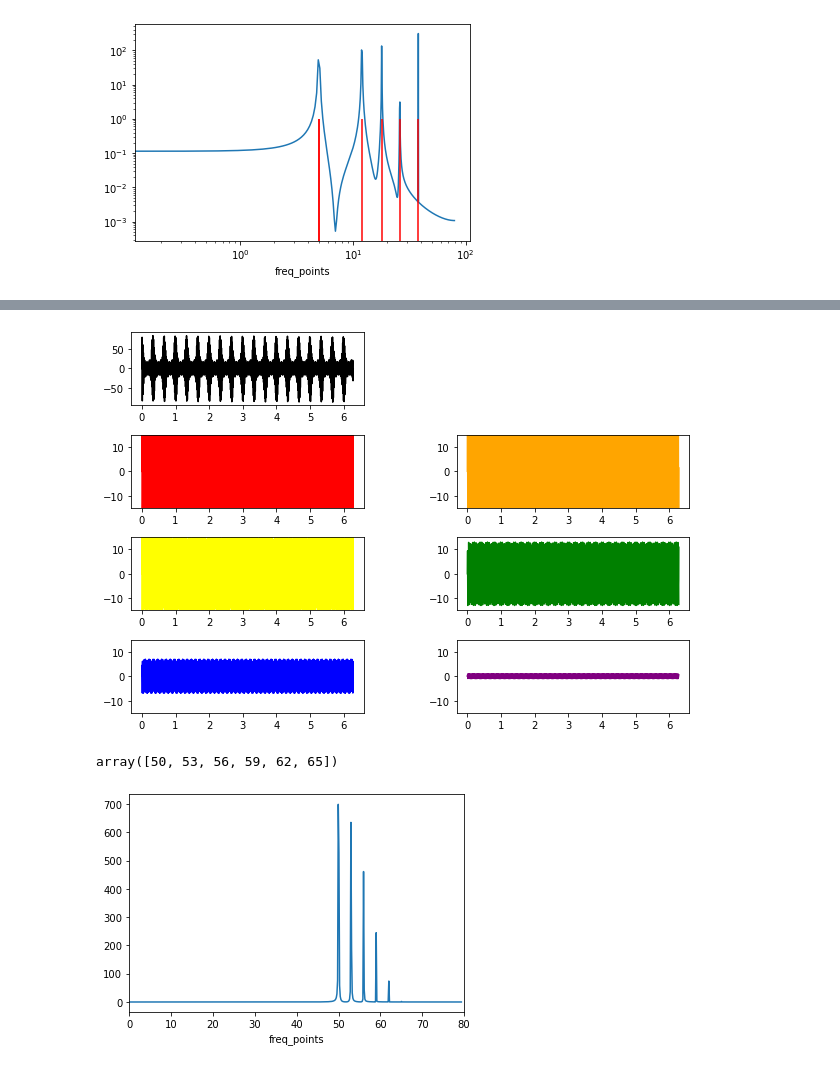
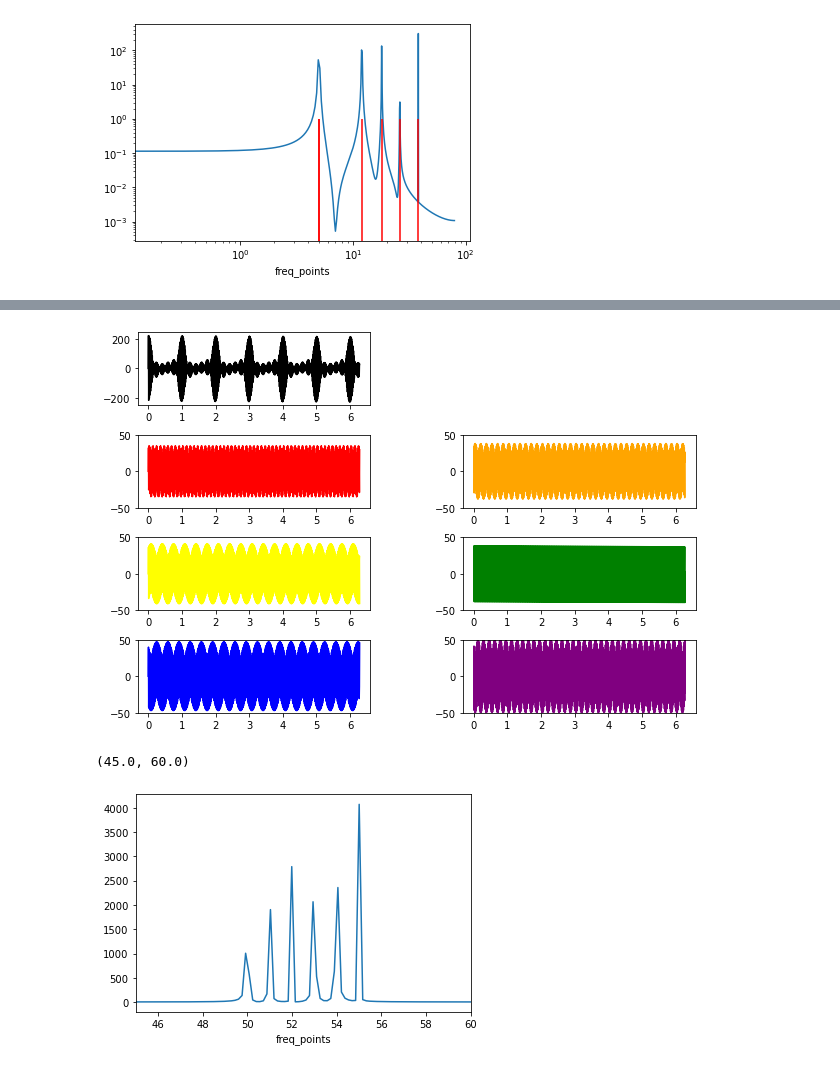
Before and after one commit to ocean-transport/argo-intern, a Jupyter notebook: spectral_examples.ipynb, the cells around one changed output, grey strips where cells are left out. Saved outputs shown, nothing was run; the diff lists cells and outputs as text; code cells hidden in the pictures.

Commit message:
spectral plot doesn't look right

```diff
--- a/spectral_examples.ipynb
+++ b/spectral_examples.ipynb
@@ -177,25 +177,29 @@ array([18,  5, 12, 26, 38,  5])
 # %%
 points=1000
 modes=6
-slope=-3
+slope=3
 
-a_start=30
+a_start=35
 k_start=50
 
 a_li=np.zeros((modes,1))
 k_li=np.zeros((modes,1))
 y_li=np.zeros((points,modes))
 y_funct=np.zeros((points,1))
+color_li = ['red','orange','yellow','green','blue','purple']
 
 a_li[0,0]=a_start
 k_li[0,0]=k_start
 
-vals = []
+for n in range(0,5):
+    last_a=a_li[n,0]
+    next_a=int(last_a+(slope))
+    a_li[n+1,0]=next_a
 
-for n in range(0,6):
-    last_val=a_li[n,0]
-    next_val=int(last_val+(slope*2))
-    vals.append(next_val)
+    last_k=k_li[n,0]
+    next_k=int(last_k+(1))
+    k_li[n+1,0]=next_k
 
-vals
+    #slope = (last_a-next_a)/(last_k-next_k)
+    #print(slope)
 # %% [output]
@@ -203,35 +218,23 @@ vals
-# %%
-points = 1000
-modes = 6
-x = np.linspace(0,2*np.pi,num=points)
-
-#define variables for plot color, amplitude and wavelength
-#define an empty list and function for y
-color_li = ['red','orange','yellow','green','blue','purple']
-a_li = np.array([31,25,19,13,7,1])
-k_li = np.array([50,53,56,59,62,65])
-y_li = np.zeros((points,modes))
-y_funct = np.zeros((points,1))
 # %%
+x = np.linspace(0,2*np.pi,num=points)
 plt.figure(figsize=(10,7))
 
-#define each sin function, add it to the empty list, and plot it
 for n in range(0,6):
     y_li[:,n] = np.sin(int(k_li[n])*(x)*2*np.pi)*int(a_li[n])
 
     plt.subplot(4,2,n+3)
     plt.plot(x,y_li[:,n], color=color_li[n])
-    plt.ylim(-15,15)
+    plt.ylim(-int(np.max(a_li)), int(np.max(a_li)))
 
-#define the sum of all equations
 y_funct = y_li.sum(axis=1)
 
-#plot the sum of all equations
 plt.subplot(4,2,1)
 plt.plot(x,y_funct, color='black')
 plt.subplots_adjust(wspace=0.4, hspace=0.4)
+
+#print("a_li is: {}, \n k_li is {}, \n y_li is: {}".format(a_li, k_li, y_li))
 # %% [output]
-[figure, old version]
+[figure, new version]
 # %%
 da_modes = xr.DataArray(y_li, dims=['points','modes'], coords={'points':x})
 da_funct = xr.DataArray(y_funct, dims=['points'], coords={'points':x})
@@ -239,9 +242,7 @@ da_spec = xrft.power_spectrum(da_funct, dim='points')
 da_spec.plot()
 #plt.xscale('log')
 #plt.yscale('log')
-#plt.vlines(k_li,0,1,color='r')
-plt.xlim(0,80)
-k_li
+plt.xlim(45,60)
 # %% [output]
-array([50, 53, 56, 59, 62, 65])
+(45.0, 60.0)
-[figure, old version]
+[figure, new version]
```
Also changed, not shown: parts of 7 cells of this notebook.
